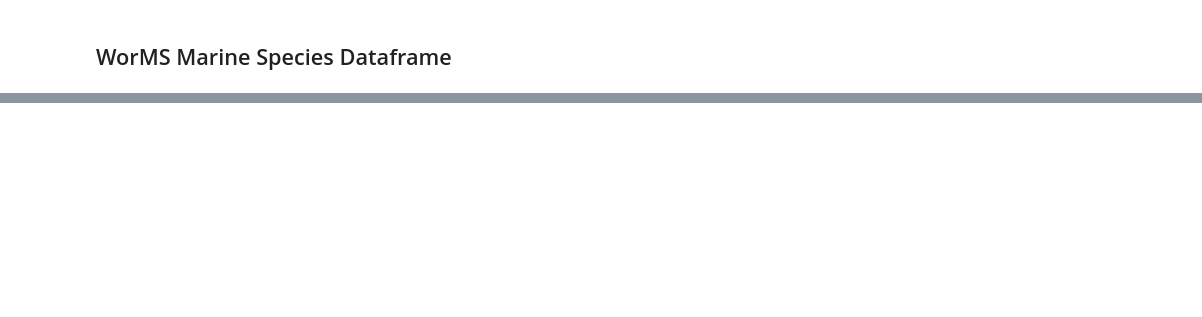
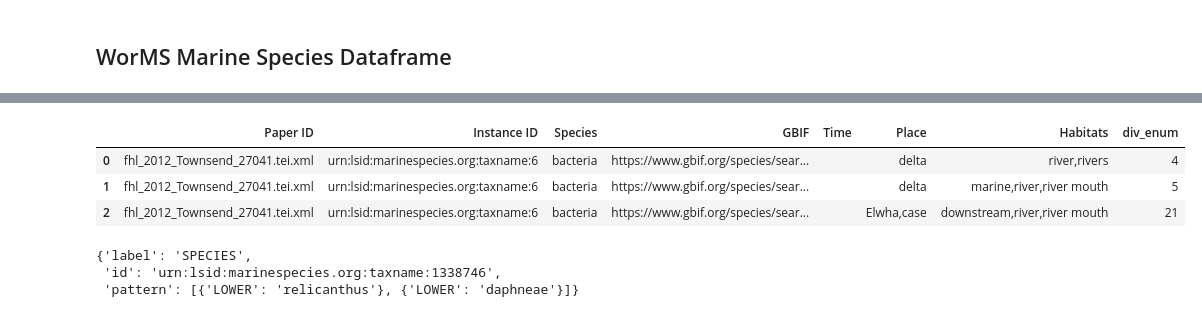
Before and after one commit to sul-dlss-labs/spoc, a Jupyter notebook: doc/data-prep.ipynb, the cells around one changed output, grey strips where cells are left out. Cells and saved outputs as stored; diff of their text form; code cells hidden in the pictures; blank space fills up the shorter version.

```diff
--- a/doc/data-prep.ipynb
+++ b/doc/data-prep.ipynb
@@ -211,0 +62,3 @@ all_records.to_json("../data/species-records.json")
+# %%
+nlp = spacy.load('en_core_web_md')
+ruler = nlp.add_pipe("entity_ruler", config={"validate": True})
@@ -211,0 +122,10 @@ all_records.to_json("../data/species-records.json")
+# %%
+fhl = papers_tei/"fhl_2011_Brezicha_25959.tei.xml"
+fhl_df = etl.process_xml(fhl.read_bytes(), fhl.name, nlp)
+# %%
+fhl_df.head()
+# %% [output]
+|  | Paper ID | Instance ID | Species | GBIF | Time | Place | Habitats | div_enum |
+| 0 | fhl_2012_Townsend_27041.tei.xml | urn:lsid:marinespecies.org:taxname:6 | bacteria | https://www.gbif.org/species/sear... |  | delta | river,rivers | 4 |
+| 1 | fhl_2012_Townsend_27041.tei.xml | urn:lsid:marinespecies.org:taxname:6 | bacteria | https://www.gbif.org/species/sear... |  | delta | marine,river,river mouth | 5 |
+| 2 | fhl_2012_Townsend_27041.tei.xml | urn:lsid:marinespecies.org:taxname:6 | bacteria | https://www.gbif.org/species/sear... |  | Elwha,case | downstream,river,river mouth | 21 |
@@ -211,0 +134,6 @@ all_records.to_json("../data/species-records.json")
+# %%
+species_patterns[-1]
+# %% [output]
+{'label': 'SPECIES',
+ 'id': 'urn:lsid:marinespecies.org:taxname:1338746',
+ 'pattern': [{'LOWER': 'relicanthus'}, {'LOWER': 'daphneae'}]}
```
Also changed, not shown: parts of 66 cells of this notebook, 2 other files.
